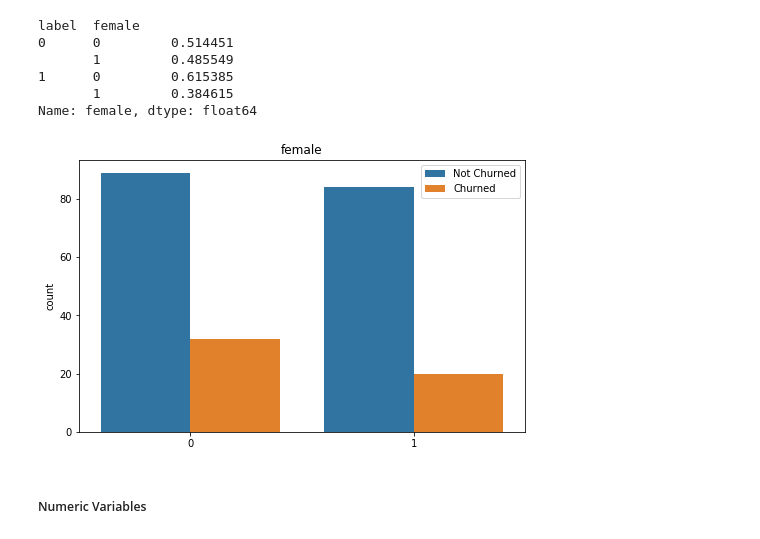
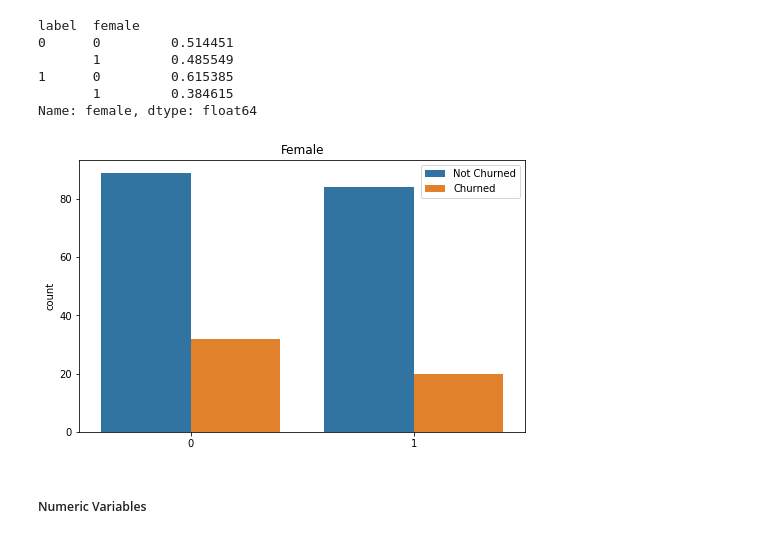
Before and after one commit to kellyhe/Churn_Prediction_Spark, a Jupyter notebook: Sparkify_Churn_Prediction.ipynb, the cells around one changed output. Cells and saved outputs as stored; diff of their text form; code cells hidden in the pictures.

```diff
--- a/Sparkify_Churn Prediction_Local.ipynb
+++ b/Sparkify_Churn_Prediction.ipynb
@@ -808,13 +810,13 @@ Name: female, dtype: float64
 # %%
 # count plot for gender
 plt.figure(figsize = (8,5));
 sns.countplot(x='female',hue ='label',data = pandas_df);
 plt.legend(['Not Churned', 'Churned']);
-plt.title('female');
+plt.title('Female');
 plt.xlabel("");
-plt.savefig('gender.png')
+plt.savefig('images/gender.png')
 # %% [output]
-[figure, old version]
+[figure, new version]
 # %% [markdown]
 ##### Numeric Variables
 # %%
```
Also changed, not shown: parts of 76 cells of this notebook, 6 other files.
